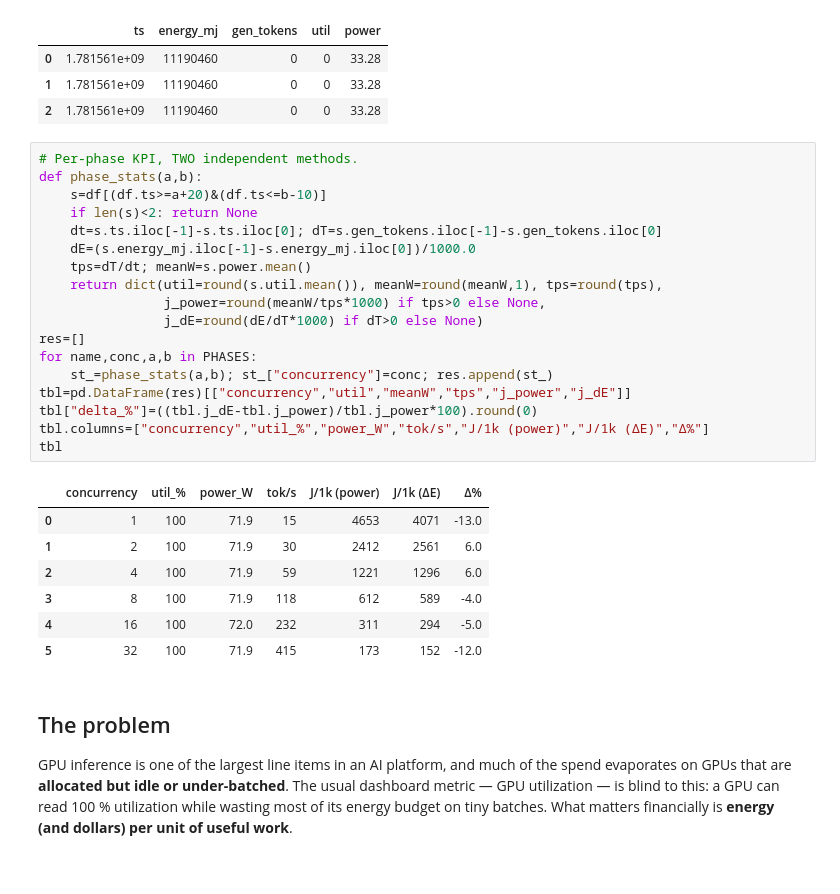
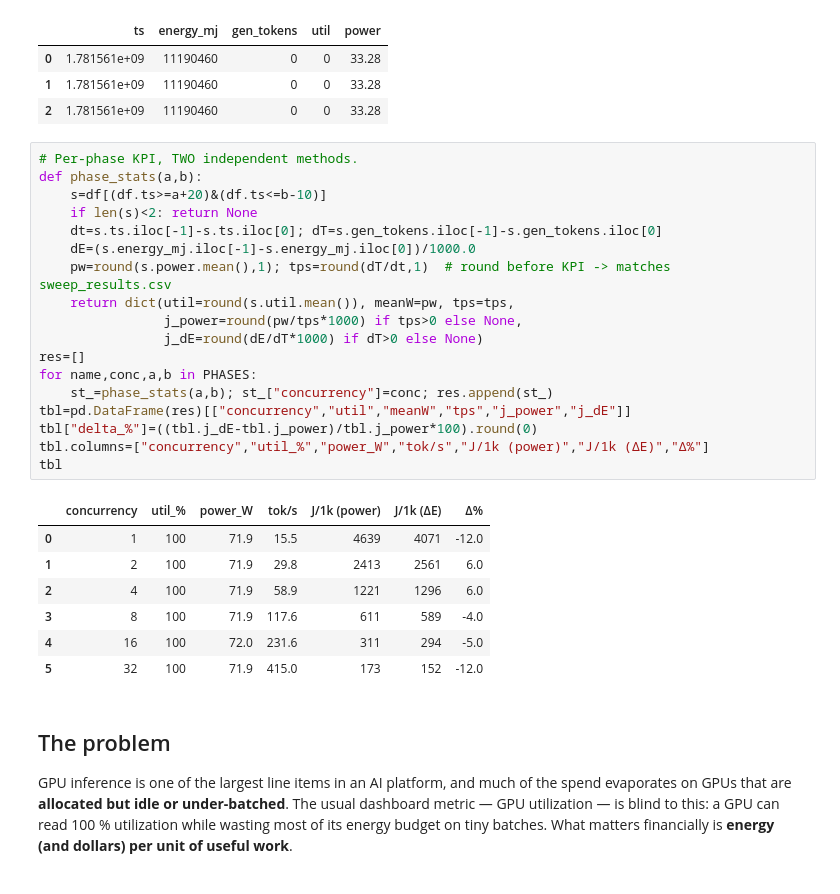
Before and after one commit to Lutflow/gpu-efficiency-streaming, a Jupyter notebook: case-studies/granite-3.3-8b-l4/analysis.ipynb, the cells around one changed output. Drawn from its saved outputs; the diff is of its cells as text.

Commit message:
docs: drop acquisition framing; CSV self-consistency (power_w + 1dp throughput closes J/1k)

```diff
--- a/case-studies/granite-3.3-8b-l4/analysis.ipynb
+++ b/case-studies/granite-3.3-8b-l4/analysis.ipynb
@@ -48,29 +48,29 @@ df.head(3)
 # %%
 # Per-phase KPI, TWO independent methods.
 def phase_stats(a,b):
     s=df[(df.ts>=a+20)&(df.ts<=b-10)]
     if len(s)<2: return None
     dt=s.ts.iloc[-1]-s.ts.iloc[0]; dT=s.gen_tokens.iloc[-1]-s.gen_tokens.iloc[0]
     dE=(s.energy_mj.iloc[-1]-s.energy_mj.iloc[0])/1000.0
-    tps=dT/dt; meanW=s.power.mean()
-    return dict(util=round(s.util.mean()), meanW=round(meanW,1), tps=round(tps),
-                j_power=round(meanW/tps*1000) if tps>0 else None,
+    pw=round(s.power.mean(),1); tps=round(dT/dt,1)  # round before KPI -> matches sweep_results.csv
+    return dict(util=round(s.util.mean()), meanW=pw, tps=tps,
+                j_power=round(pw/tps*1000) if tps>0 else None,
                 j_dE=round(dE/dT*1000) if dT>0 else None)
 res=[]
 for name,conc,a,b in PHASES:
     st_=phase_stats(a,b); st_["concurrency"]=conc; res.append(st_)
 tbl=pd.DataFrame(res)[["concurrency","util","meanW","tps","j_power","j_dE"]]
 tbl["delta_%"]=((tbl.j_dE-tbl.j_power)/tbl.j_power*100).round(0)
 tbl.columns=["concurrency","util_%","power_W","tok/s","J/1k (power)","J/1k (ΔE)","Δ%"]
 tbl
 # %% [output]
 |  | concurrency | util_% | power_W | tok/s | J/1k (power) | J/1k (ΔE) | Δ% |
-| 0 | 1 | 100 | 71.9 | 15 | 4653 | 4071 | -13.0 |
-| 1 | 2 | 100 | 71.9 | 30 | 2412 | 2561 | 6.0 |
-| 2 | 4 | 100 | 71.9 | 59 | 1221 | 1296 | 6.0 |
-| 3 | 8 | 100 | 71.9 | 118 | 612 | 589 | -4.0 |
-| 4 | 16 | 100 | 72.0 | 232 | 311 | 294 | -5.0 |
-| 5 | 32 | 100 | 71.9 | 415 | 173 | 152 | -12.0 |
+| 0 | 1 | 100 | 71.9 | 15.5 | 4639 | 4071 | -12.0 |
+| 1 | 2 | 100 | 71.9 | 29.8 | 2413 | 2561 | 6.0 |
+| 2 | 4 | 100 | 71.9 | 58.9 | 1221 | 1296 | 6.0 |
+| 3 | 8 | 100 | 71.9 | 117.6 | 611 | 589 | -4.0 |
+| 4 | 16 | 100 | 72.0 | 231.6 | 311 | 294 | -5.0 |
+| 5 | 32 | 100 | 71.9 | 415.0 | 173 | 152 | -12.0 |
 # %% [markdown]
 ## The problem
 GPU inference is one of the largest line items in an AI platform, and much of the spend evaporates on
```
Also changed, not shown: parts of 2 cells of this notebook, 6 other files.
